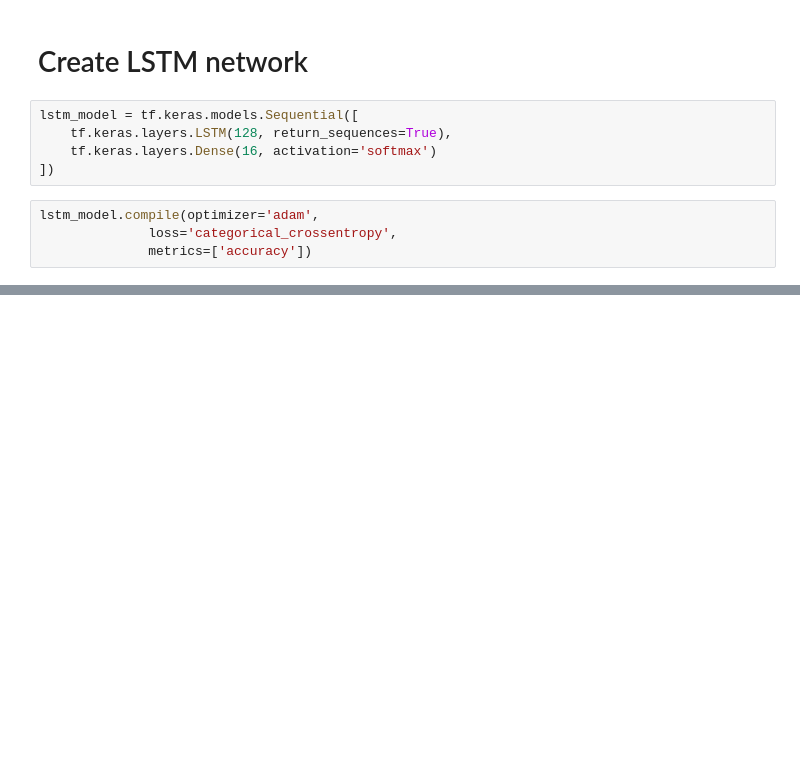
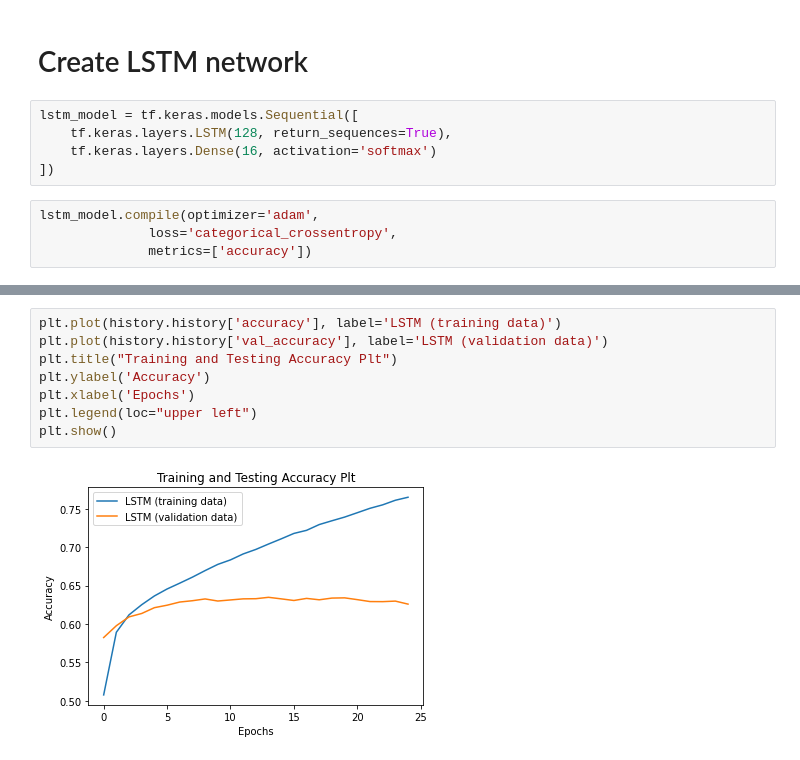
Before and after one commit to SheilKumar/STAT430-Group-Project-, a Jupyter notebook: LSTM-Genre Classifier.ipynb, the cells around one changed output, grey strips where cells are left out. Drawn from its saved outputs; the diff is of its cells as text; blank space fills up the shorter version.

Commit message:
Final changes and graph

```diff
--- a/LSTM-Genre Classifier.ipynb
+++ b/LSTM-Genre Classifier.ipynb
@@ -124,0 +124,10 @@ Epoch 25/25
+# %%
+plt.plot(history.history['accuracy'], label='LSTM (training data)')
+plt.plot(history.history['val_accuracy'], label='LSTM (validation data)')
+plt.title("Training and Testing Accuracy Plt")
+plt.ylabel('Accuracy')
+plt.xlabel('Epochs')
+plt.legend(loc="upper left")
+plt.show()
+# %% [output]
+[figure, added]
```
Also changed, not shown: parts of 3 cells of this notebook.
